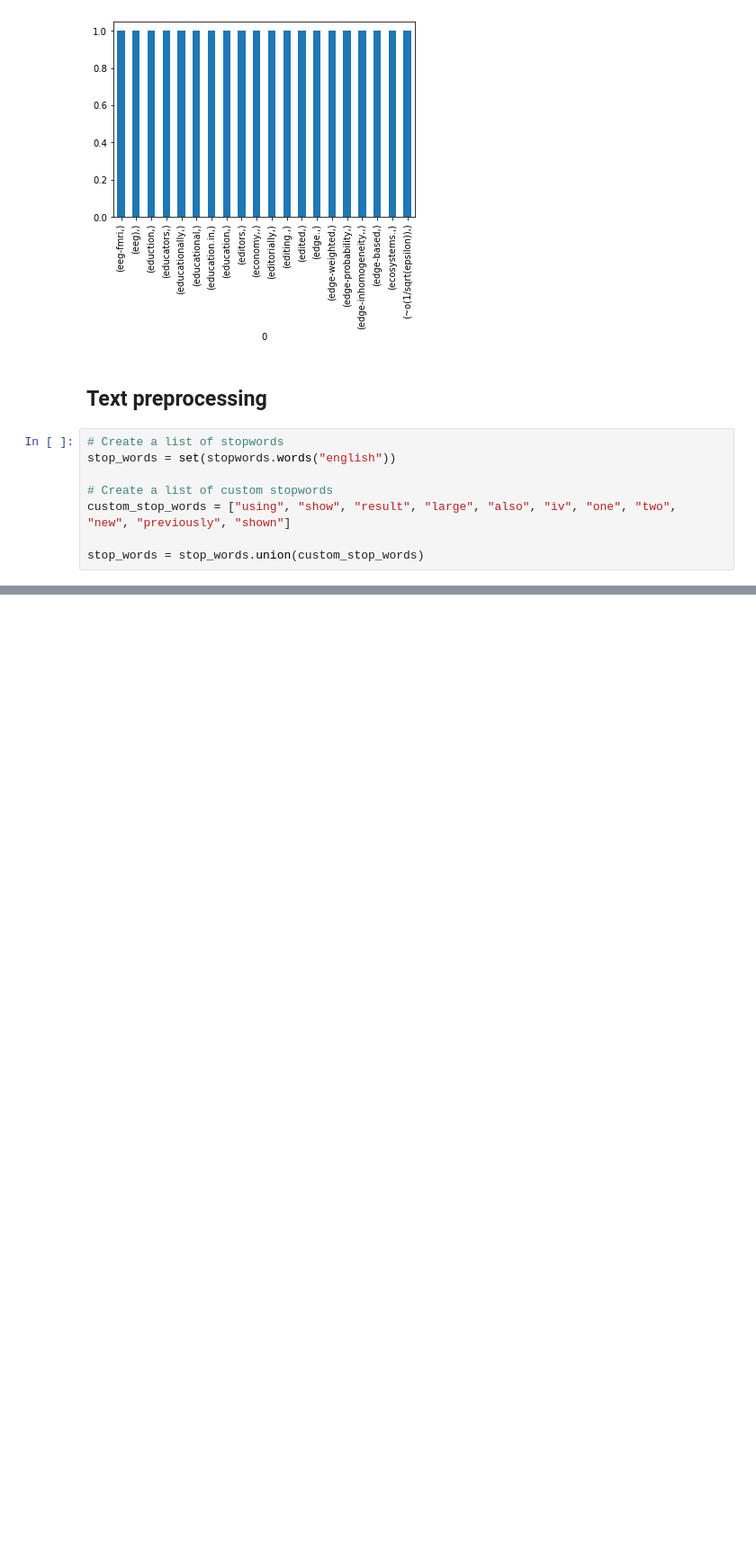
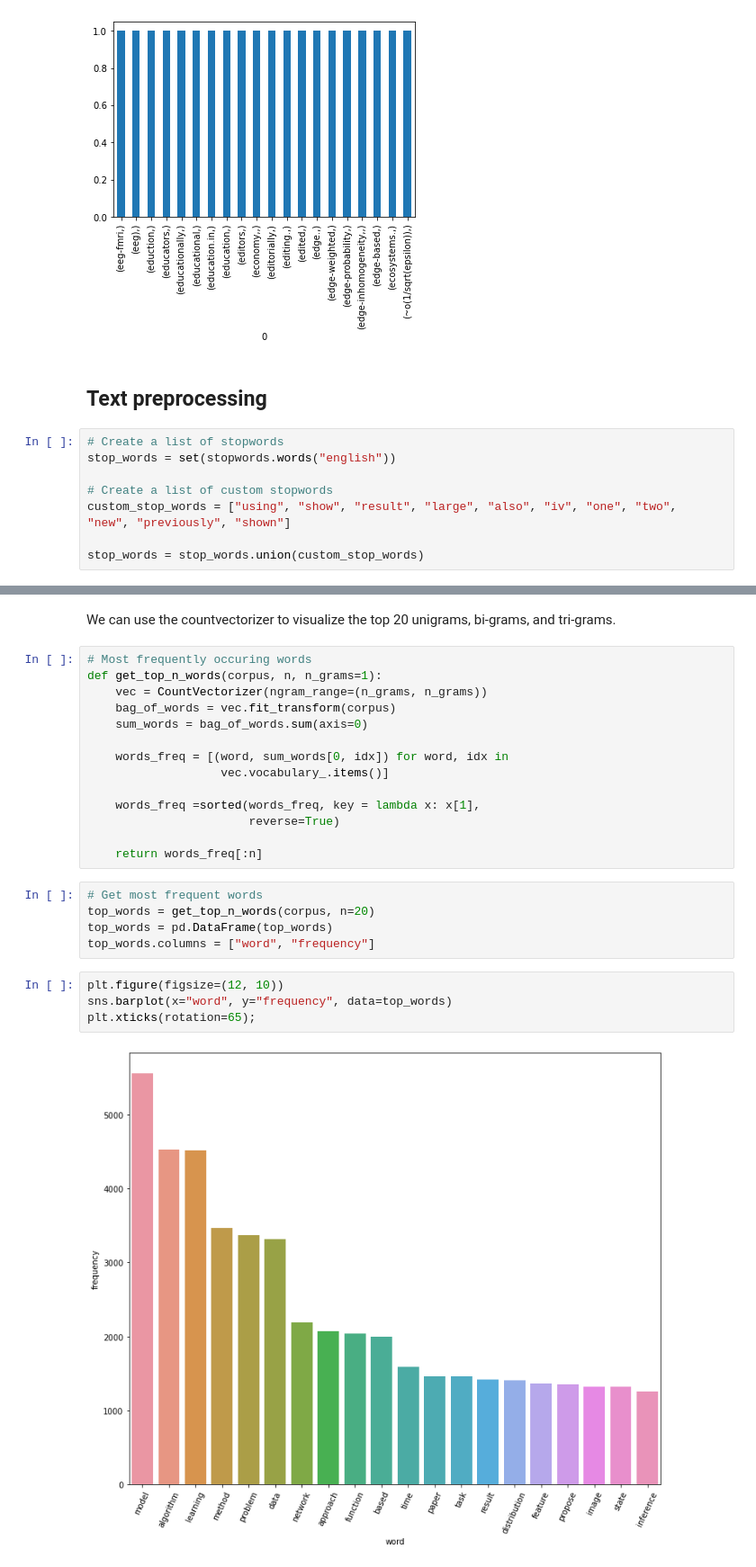
Before and after one commit to lilianabs/ml-tutorials, a Jupyter notebook: automated_key_extraction/automated_key_extraction.ipynb, the cells around one changed output, grey strips where cells are left out. Shown at 90% size. Drawn from its saved outputs; the diff is of its cells as text; blank space fills up the shorter version.

```diff
--- a/automated_key_extraction/automated_key_extraction.ipynb
+++ b/automated_key_extraction/automated_key_extraction.ipynb
@@ -164,0 +248,27 @@ stop_words = stop_words.union(custom_stop_words)
+# %% [markdown]
+We can use the countvectorizer to visualize the top 20 unigrams, bi-grams, and tri-grams.
+# %%
+# Most frequently occuring words
+def get_top_n_words(corpus, n, n_grams=1):
+    vec = CountVectorizer(ngram_range=(n_grams, n_grams))
+    bag_of_words = vec.fit_transform(corpus)
+    sum_words = bag_of_words.sum(axis=0)
+
+    words_freq = [(word, sum_words[0, idx]) for word, idx in
+                   vec.vocabulary_.items()]
+
+    words_freq =sorted(words_freq, key = lambda x: x[1],
+                       reverse=True)
+
+    return words_freq[:n]
+# %%
+# Get most frequent words
+top_words = get_top_n_words(corpus, n=20)
+top_words = pd.DataFrame(top_words)
+top_words.columns = ["word", "frequency"]
+# %%
+plt.figure(figsize=(12, 10))
+sns.barplot(x="word", y="frequency", data=top_words)
+plt.xticks(rotation=65);
+# %% [output]
+[figure, added]
```
Also changed, not shown: parts of 9 cells of this notebook, 2 other files.
